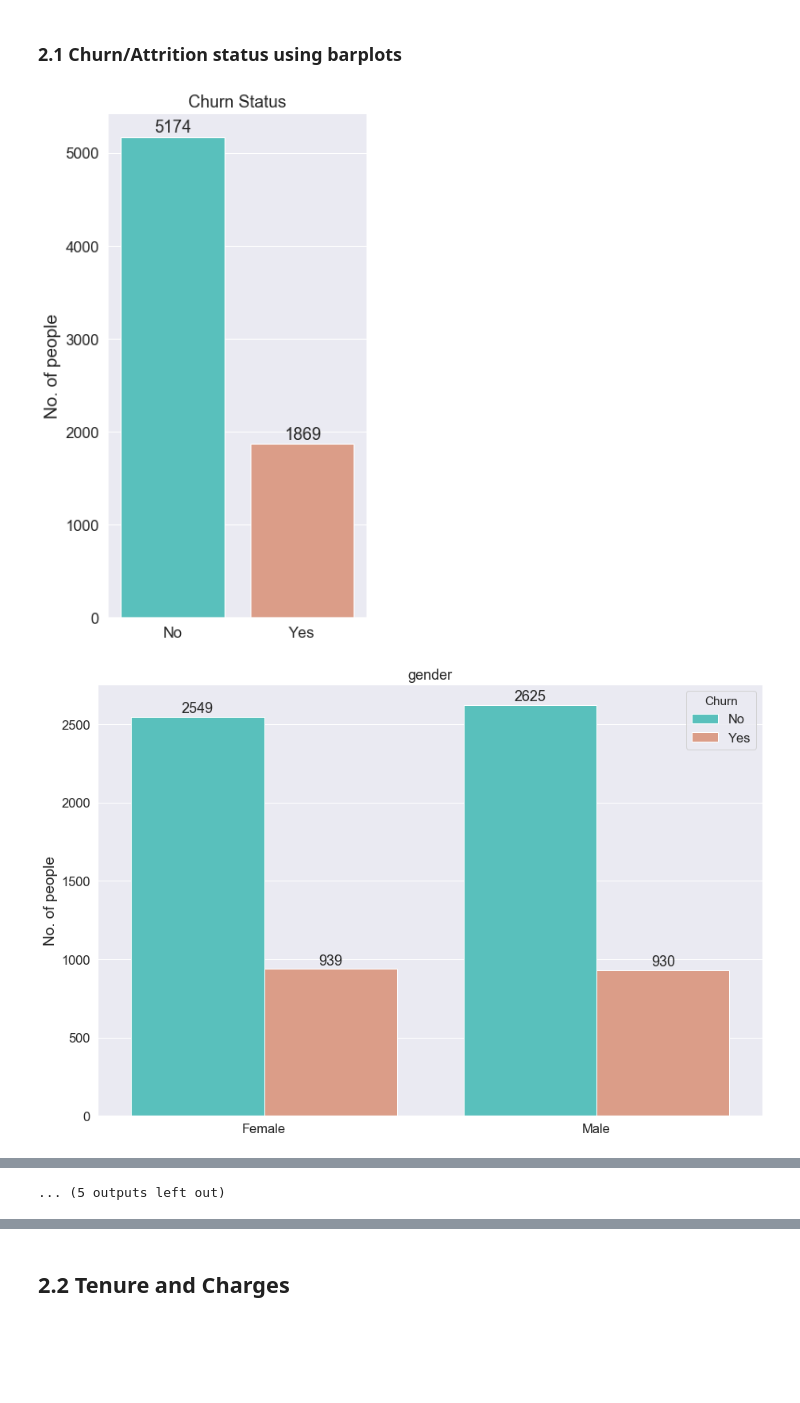
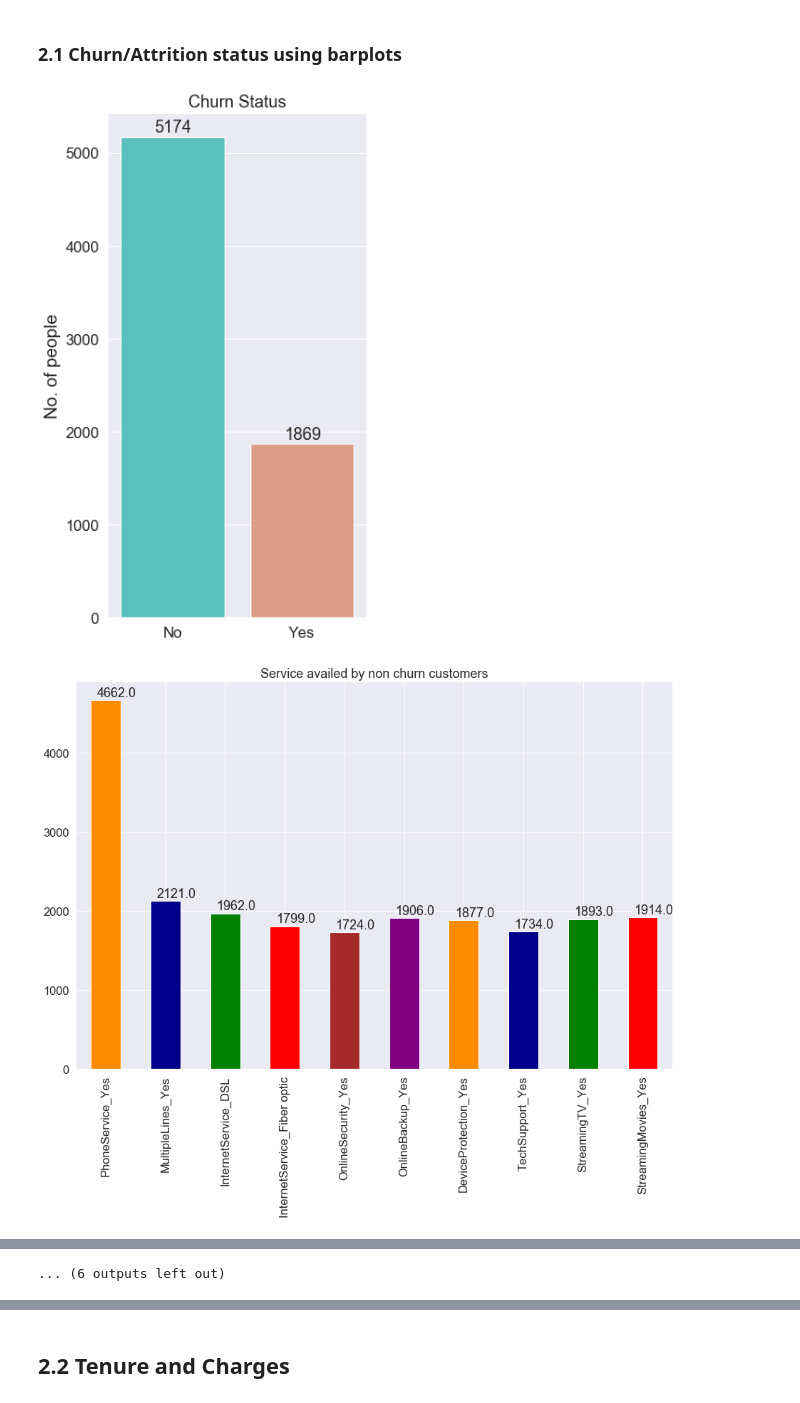
Before and after one commit to anjalis2112/eda-taskphase-Anjali, a Jupyter notebook: telco.ipynb, the cells around one changed output, grey strips where cells are left out. Saved outputs shown, nothing was run; the diff lists cells and outputs as text; code cells hidden in the pictures; blank space fills up the shorter version.

```diff
--- a/telco.ipynb
+++ b/telco.ipynb
@@ -73,31 +73,47 @@ plt.title("Churn Status",fontsize=18)
 x=sns.countplot(x="Churn",data=telco_data)
 for z in x.patches:
     x.annotate(format(z.get_height(), '.0f'), (z.get_x() + z.get_width() / 2., z.get_height()), ha = 'center', va = 'center', xytext = (0, 10), textcoords = 'offset points')
 
 plt.ylabel("No. of people",fontsize=19)
 plt.xlabel("")
+
+plt.figure(figsize=(10,8))
+t1=telco_data.loc[TD['Churn']=='No']
+t1 = t1.iloc[:,1:]
+#dropping values which aren't a service
+drop=['Contract','PaperlessBilling','PaymentMethod','gender','SeniorCitizen','Partner','Dependents','tenure','MonthlyCharges','TotalCharges']
+t1=t1.drop(drop,axis=1)
+dummies = pd.get_dummies(t1)
+#dropping values that are not being used
+drop = ['InternetService_No','PhoneService_No','MultipleLines_No','MultipleLines_No phone service','OnlineBackup_No internet service','OnlineBackup_No', 'DeviceProtection_No internet service', 'DeviceProtection_No', 'TechSupport_No internet service','TechSupport_No', 'StreamingTV_No internet service','StreamingTV_No','OnlineSecurity_No','OnlineSecurity_No internet service','StreamingMovies_No','StreamingMovies_No internet service','Churn_No']
+dummies=dummies.drop(drop,axis=1)
+dummies=dummies[dummies == 1].count()
+
+l=dummies.plot(kind='bar',figsize=(15,10),title="Service availed by non churn customers",color=['darkorange', 'darkblue', 'green', 'red', 'brown','purple'])
+for b in l.patches:
+      l.annotate('{:.1f}'.format(b.get_height()), (b.get_x()+0.1, b.get_height()+50))
 
 
 #ATTRITIONS OF DATA
 values=telco_data.columns.tolist()[1:18]
 index=0
 telco_data["SeniorCitizen"] = telco_data["SeniorCitizen"].replace({1:"Yes",0:"No"})
 for i in values:
 
     if(index!=4): #I don't want a countplot of tenure
         plt.figure(figsize=(15,10))
         plt.title(values[index],fontsize=18)
         x=sns.countplot(x=telco_data.keys()[index+1],data=telco_data,hue="Churn")
         plt.ylabel("No. of people",fontsize=19)
         plt.xlabel("")
         for z in x.patches:
                 x.annotate(format(z.get_height(), '.0f'), (z.get_x() + z.get_width() / 2., z.get_height()), ha = 'center', va = 'center', xytext = (0, 10), textcoords = 'offset points')
 
 
         index=index+1
     else:
         index=index+1
         continue
 # %% [output]
 [figure]
-[figure, old version]
+[figure, new version]
@@ -114,4 +130,4 @@ for i in values:
-... (5 outputs left out)
+... (6 outputs left out)
 # %% [markdown]
 ### [](http://) <a id='2.1.1'>2.1.1 Conclusion</a>
 
```
Also changed, not shown: parts of 9 cells of this notebook.
